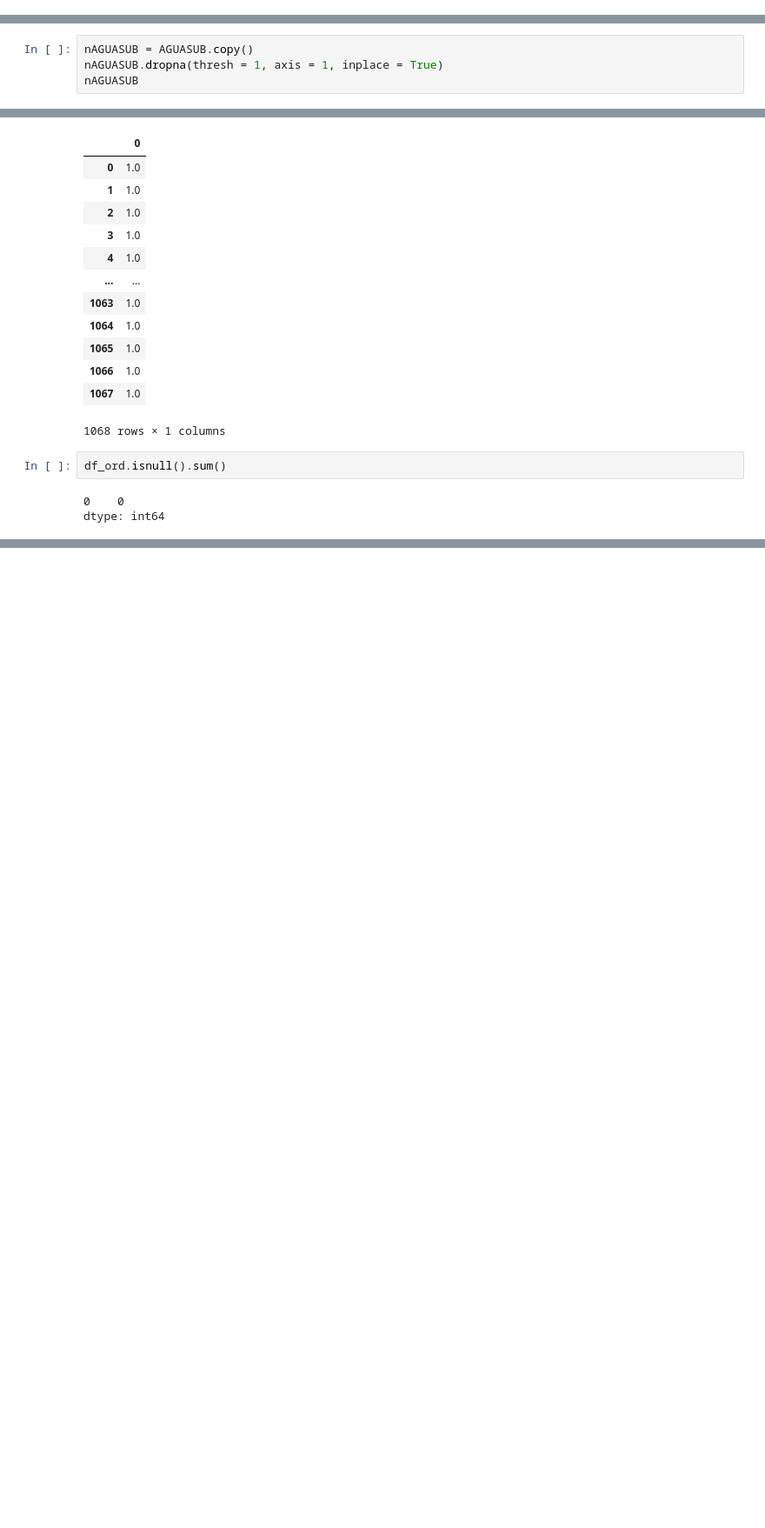
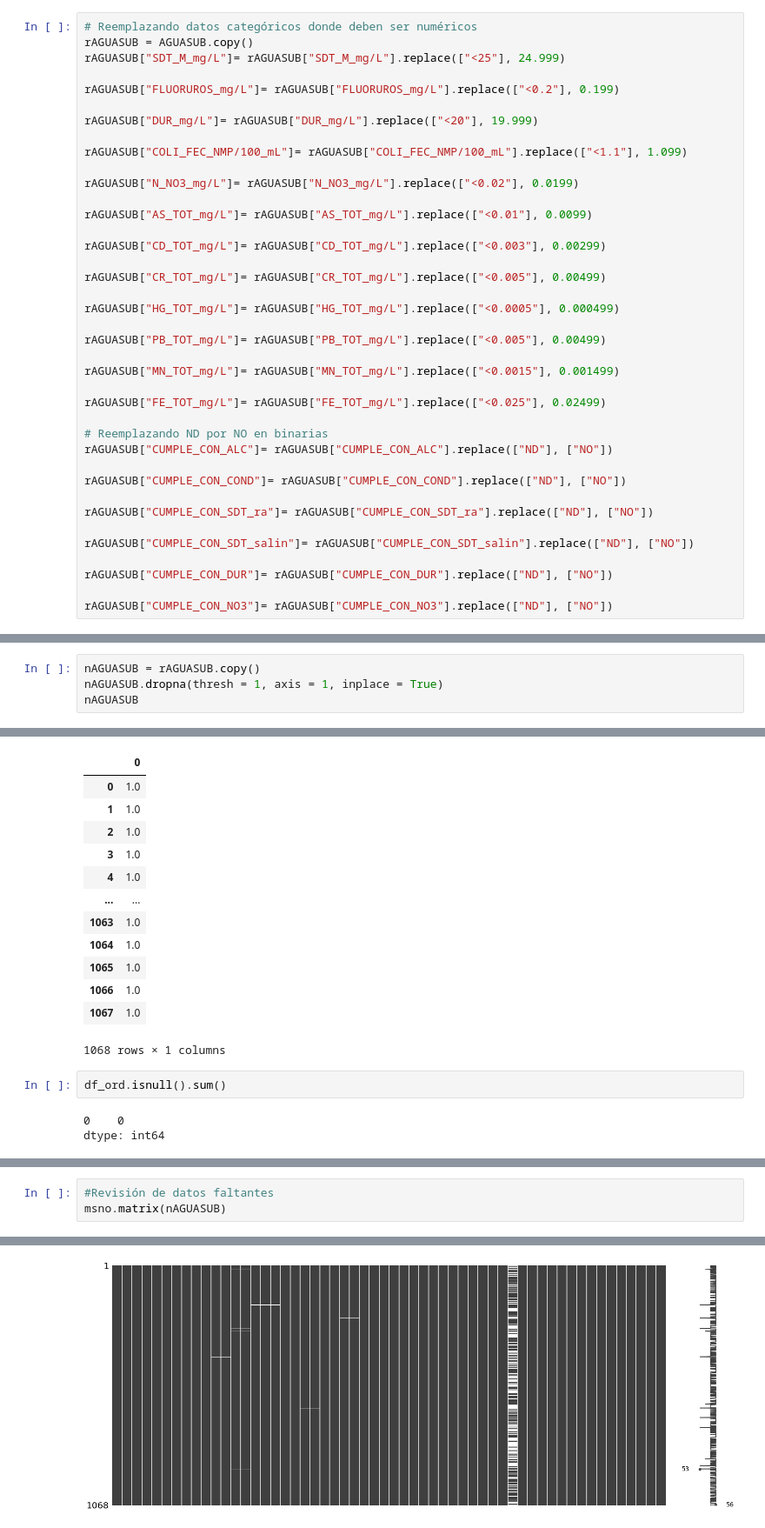
Before and after one commit to PosgradoMNA/actividades-del-projecto-cad_equipo_18, a Jupyter notebook: Equipo_18_Entrega_1_Aguas_Subterraneas.ipynb, the cells around one changed output, grey strips where cells are left out. Shown at 87% size. Drawn from its saved outputs; the diff is of its cells as text; blank space fills up the shorter version.

```diff
--- a/Equipo_18_Entrega_1_Aguas_Subterraneas.ipynb
+++ b/Equipo_18_Entrega_1_Aguas_Subterraneas.ipynb
@@ -205,0 +179,39 @@ rAGUASUB
+# %%
+# Reemplazando datos categóricos donde deben ser numéricos
+rAGUASUB = AGUASUB.copy()
+rAGUASUB["SDT_M_mg/L"]= rAGUASUB["SDT_M_mg/L"].replace(["<25"], 24.999)
+
+rAGUASUB["FLUORUROS_mg/L"]= rAGUASUB["FLUORUROS_mg/L"].replace(["<0.2"], 0.199)
+
+rAGUASUB["DUR_mg/L"]= rAGUASUB["DUR_mg/L"].replace(["<20"], 19.999)
+
+rAGUASUB["COLI_FEC_NMP/100_mL"]= rAGUASUB["COLI_FEC_NMP/100_mL"].replace(["<1.1"], 1.099)
+
+rAGUASUB["N_NO3_mg/L"]= rAGUASUB["N_NO3_mg/L"].replace(["<0.02"], 0.0199)
+
+rAGUASUB["AS_TOT_mg/L"]= rAGUASUB["AS_TOT_mg/L"].replace(["<0.01"], 0.0099)
+
+rAGUASUB["CD_TOT_mg/L"]= rAGUASUB["CD_TOT_mg/L"].replace(["<0.003"], 0.00299)
+
+rAGUASUB["CR_TOT_mg/L"]= rAGUASUB["CR_TOT_mg/L"].replace(["<0.005"], 0.00499)
+
+rAGUASUB["HG_TOT_mg/L"]= rAGUASUB["HG_TOT_mg/L"].replace(["<0.0005"], 0.000499)
+
+rAGUASUB["PB_TOT_mg/L"]= rAGUASUB["PB_TOT_mg/L"].replace(["<0.005"], 0.00499)
+
+rAGUASUB["MN_TOT_mg/L"]= rAGUASUB["MN_TOT_mg/L"].replace(["<0.0015"], 0.001499)
+
+rAGUASUB["FE_TOT_mg/L"]= rAGUASUB["FE_TOT_mg/L"].replace(["<0.025"], 0.02499)
+
+# Reemplazando ND por NO en binarias
+rAGUASUB["CUMPLE_CON_ALC"]= rAGUASUB["CUMPLE_CON_ALC"].replace(["ND"], ["NO"])
+
+rAGUASUB["CUMPLE_CON_COND"]= rAGUASUB["CUMPLE_CON_COND"].replace(["ND"], ["NO"])
+
+rAGUASUB["CUMPLE_CON_SDT_ra"]= rAGUASUB["CUMPLE_CON_SDT_ra"].replace(["ND"], ["NO"])
+
+rAGUASUB["CUMPLE_CON_SDT_salin"]= rAGUASUB["CUMPLE_CON_SDT_salin"].replace(["ND"], ["NO"])
+
+rAGUASUB["CUMPLE_CON_DUR"]= rAGUASUB["CUMPLE_CON_DUR"].replace(["ND"], ["NO"])
+
+rAGUASUB["CUMPLE_CON_NO3"]= rAGUASUB["CUMPLE_CON_NO3"].replace(["ND"], ["NO"])
@@ -271,7 +301,7 @@ CUMPLE_CON_MN           False
 CUMPLE_CON_FE           False
 dtype: bool
 # %%
-nAGUASUB = AGUASUB.copy()
+nAGUASUB = rAGUASUB.copy()
 nAGUASUB.dropna(thresh = 1, axis = 1, inplace = True)
 nAGUASUB
 # %% [output]
@@ -390,0 +532,4 @@ dtype: int64
+# %%
+#Revisión de datos faltantes
+msno.matrix(nAGUASUB)
+# %% [output]
@@ -390,0 +537 @@ dtype: int64
+[figure, added]
```
Also changed, not shown: parts of 21 cells of this notebook.
